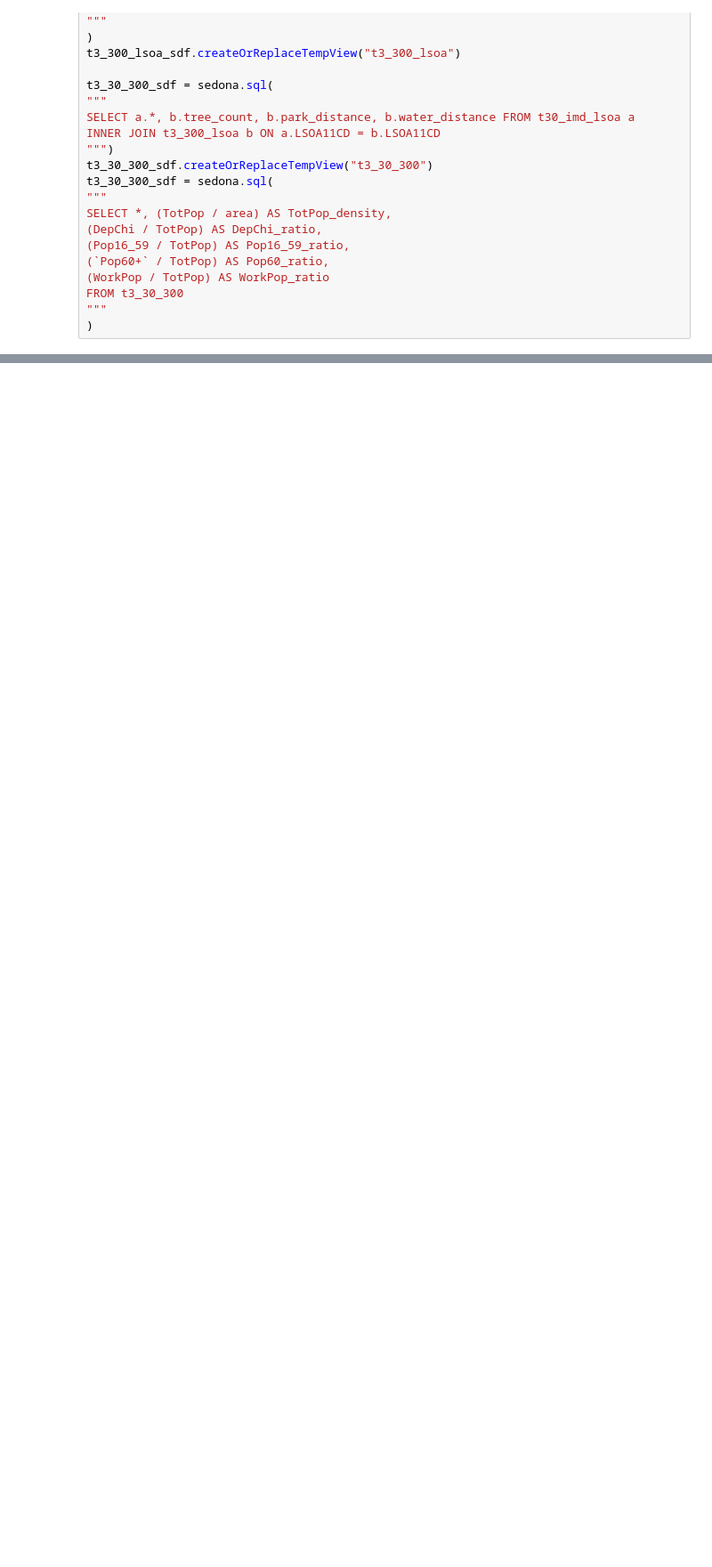
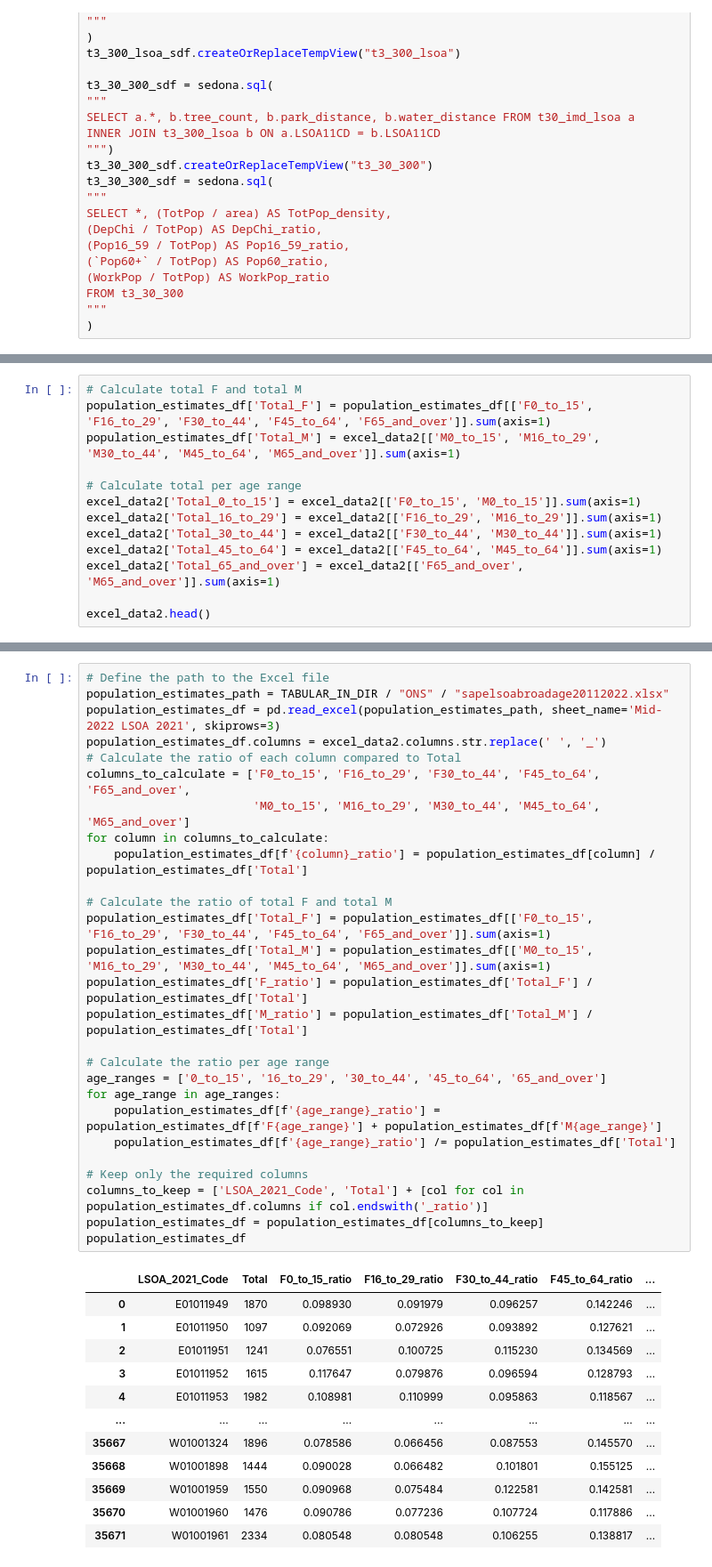
Before and after one commit to sdgresearch/3-30-300-analysis, a Jupyter notebook: notebooks/3-30-300_processing.ipynb, the cells around one changed output, grey strips where cells are left out. Shown at 89% size. Cells and saved outputs as stored; diff of their text form; blank space fills up the shorter version.

Commit message:
Add population estimates from ONS

```diff
--- a/notebooks/3-30-300_processing.ipynb
+++ b/notebooks/3-30-300_processing.ipynb
@@ -756,0 +448,13 @@ root
+# %%
+# Calculate total F and total M
+population_estimates_df['Total_F'] = population_estimates_df[['F0_to_15', 'F16_to_29', 'F30_to_44', 'F45_to_64', 'F65_and_over']].sum(axis=1)
+population_estimates_df['Total_M'] = excel_data2[['M0_to_15', 'M16_to_29', 'M30_to_44', 'M45_to_64', 'M65_and_over']].sum(axis=1)
+
+# Calculate total per age range
+excel_data2['Total_0_to_15'] = excel_data2[['F0_to_15', 'M0_to_15']].sum(axis=1)
+excel_data2['Total_16_to_29'] = excel_data2[['F16_to_29', 'M16_to_29']].sum(axis=1)
+excel_data2['Total_30_to_44'] = excel_data2[['F30_to_44', 'M30_to_44']].sum(axis=1)
+excel_data2['Total_45_to_64'] = excel_data2[['F45_to_64', 'M45_to_64']].sum(axis=1)
+excel_data2['Total_65_and_over'] = excel_data2[['F65_and_over', 'M65_and_over']].sum(axis=1)
+
+excel_data2.head()
@@ -756,0 +467,40 @@ root
+# %%
+# Define the path to the Excel file
+population_estimates_path = TABULAR_IN_DIR / "ONS" / "sapelsoabroadage20112022.xlsx"
+population_estimates_df = pd.read_excel(population_estimates_path, sheet_name='Mid-2022 LSOA 2021', skiprows=3)
+population_estimates_df.columns = excel_data2.columns.str.replace(' ', '_')
+# Calculate the ratio of each column compared to Total
+columns_to_calculate = ['F0_to_15', 'F16_to_29', 'F30_to_44', 'F45_to_64', 'F65_and_over',
+                        'M0_to_15', 'M16_to_29', 'M30_to_44', 'M45_to_64', 'M65_and_over']
+for column in columns_to_calculate:
+    population_estimates_df[f'{column}_ratio'] = population_estimates_df[column] / population_estimates_df['Total']
+
+# Calculate the ratio of total F and total M
+population_estimates_df['Total_F'] = population_estimates_df[['F0_to_15', 'F16_to_29', 'F30_to_44', 'F45_to_64', 'F65_and_over']].sum(axis=1)
+population_estimates_df['Total_M'] = population_estimates_df[['M0_to_15', 'M16_to_29', 'M30_to_44', 'M45_to_64', 'M65_and_over']].sum(axis=1)
+population_estimates_df['F_ratio'] = population_estimates_df['Total_F'] / population_estimates_df['Total']
+population_estimates_df['M_ratio'] = population_estimates_df['Total_M'] / population_estimates_df['Total']
+
+# Calculate the ratio per age range
+age_ranges = ['0_to_15', '16_to_29', '30_to_44', '45_to_64', '65_and_over']
+for age_range in age_ranges:
+    population_estimates_df[f'{age_range}_ratio'] = population_estimates_df[f'F{age_range}'] + population_estimates_df[f'M{age_range}']
+    population_estimates_df[f'{age_range}_ratio'] /= population_estimates_df['Total']
+
+# Keep only the required columns
+columns_to_keep = ['LSOA_2021_Code', 'Total'] + [col for col in population_estimates_df.columns if col.endswith('_ratio')]
+population_estimates_df = population_estimates_df[columns_to_keep]
+population_estimates_df
+# %% [output]
+|  | LSOA_2021_Code | Total | F0_to_15_ratio | F16_to_29_ratio | F30_to_44_ratio | F45_to_64_ratio | ... |
+| 0 | E01011949 | 1870 | 0.098930 | 0.091979 | 0.096257 | 0.142246 | ... |
+| 1 | E01011950 | 1097 | 0.092069 | 0.072926 | 0.093892 | 0.127621 | ... |
+| 2 | E01011951 | 1241 | 0.076551 | 0.100725 | 0.115230 | 0.134569 | ... |
+| 3 | E01011952 | 1615 | 0.117647 | 0.079876 | 0.096594 | 0.128793 | ... |
+| 4 | E01011953 | 1982 | 0.108981 | 0.110999 | 0.095863 | 0.118567 | ... |
+| ... | ... | ... | ... | ... | ... | ... | ... |
+| 35667 | W01001324 | 1896 | 0.078586 | 0.066456 | 0.087553 | 0.145570 | ... |
+| 35668 | W01001898 | 1444 | 0.090028 | 0.066482 | 0.101801 | 0.155125 | ... |
+| 35669 | W01001959 | 1550 | 0.090968 | 0.075484 | 0.122581 | 0.142581 | ... |
+| 35670 | W01001960 | 1476 | 0.090786 | 0.077236 | 0.107724 | 0.117886 | ... |
+| 35671 | W01001961 | 2334 | 0.080548 | 0.080548 | 0.106255 | 0.138817 | ... |
```
Also changed, not shown: parts of 12 cells of this notebook, 1 other file.
